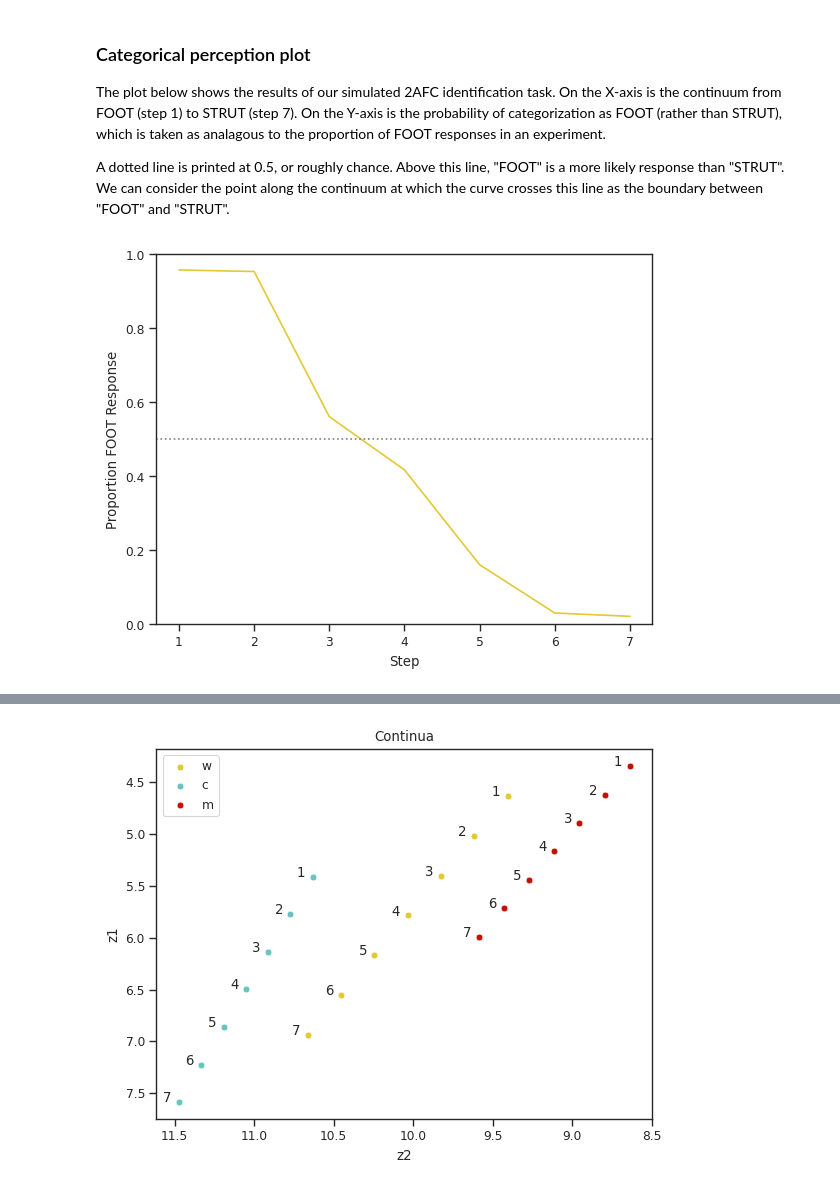
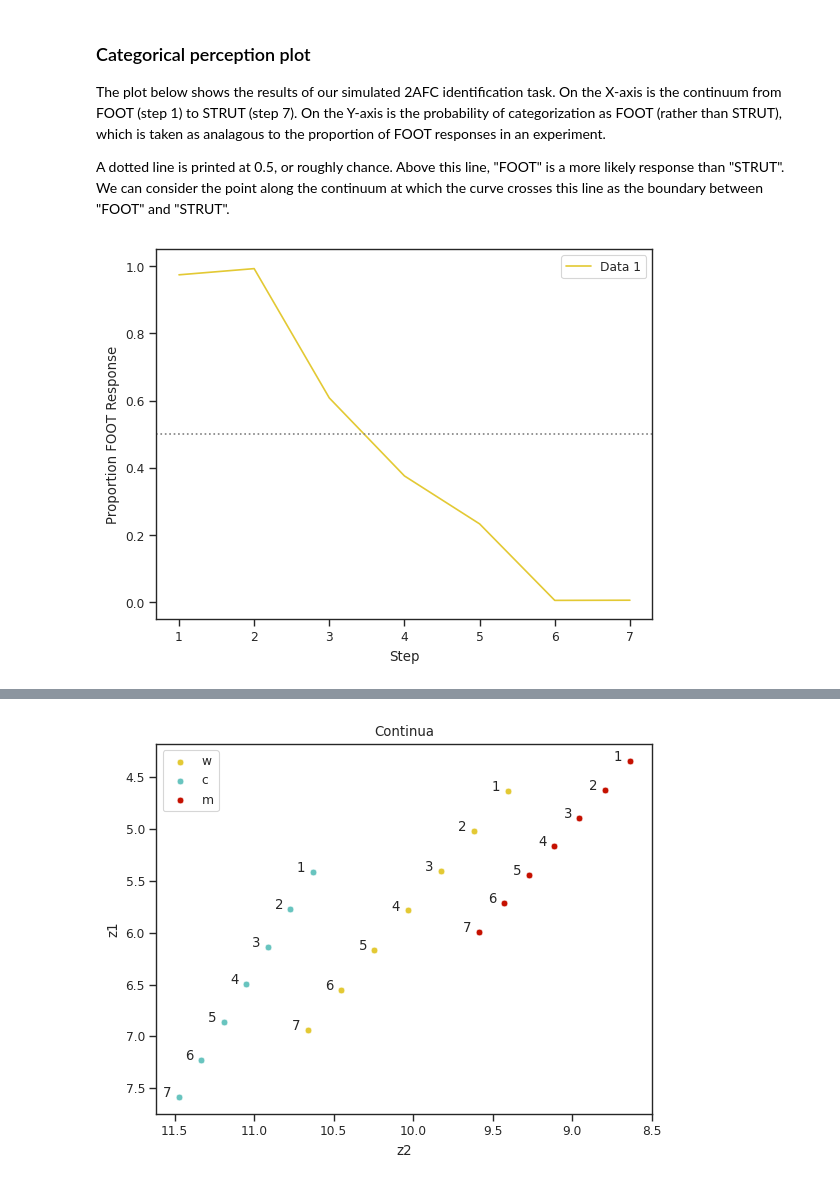
Before and after one commit to emilyremirez/ExemPy, a Jupyter notebook: ExemPy-ForcedChoice.ipynb, the cells around one changed output, grey strips where cells are left out. Cells and saved outputs as stored; diff of their text form; code cells hidden in the pictures.

```diff
--- a/ExemPy-ForcedChoice.ipynb
+++ b/ExemPy-ForcedChoice.ipynb
@@ -80,7 +80,6 @@ end = {"type" : "w", "vowel" : "STRUT"}         # Step n
 terms = {"vowel" : ["FOOT", "STRUT"]}        # Two alternatives
 steps = 7                                 # Number of steps in continuum
 
-# Create continuum
-cont = continuum(datasumm, start, end, dimslist, steps)
+cont = continuum(datasumm, start, end, dimslist, steps, stimdetails = True)
 cont
 # %% [output]
@@ -96,0 +132,13 @@ cont
+# %%
+dimsvals = {'z0' : 1,
+            'z1' : .761,
+            'z2' : .681,
+            'z3' : .407}
+dimslist = list(dimsvals.keys())
+catslist = ['type','vowel']           # man, woman, or child; lexical set notation
+cval = 25
+
+excloud = pb52.copy()
+
+
+terms = {"vowel" : ["FOOT", "STRUT"]}
@@ -97,5 +159,5 @@ cont
 # %%
-stimuli = cont
-excloud = pb52
+# forced choice off
 
-choices_cont = multicat(stimuli, excloud, catslist, dimsvals, cval, exclude_self = True, N = 1, fc = terms)
+choices_cont = multicat(cont, excloud.copy(), catslist, dimsvals, cval, exclude_self = True, N = 1)
+choices_cont
@@ -129,9 +177,9 @@ The plot below shows the results of our simulated 2AFC identification task. On t
 
 A dotted line is printed at 0.5, or roughly chance. Above this line, "FOOT" is a more likely response than "STRUT". We can consider the point along the continuum at which the curve crosses this line as the boundary between "FOOT" and "STRUT".
 # %%
-cpplot([choices_cont], "vowel", [""])
+cpplot(choices_cont, "vowel")
 # %% [output]
-[figure, old version]
+[figure, new version]
 # %% [markdown]
 ## Repeat this process with average man and child values
 
```
Also changed, not shown: parts of 12 cells of this notebook, 5 other files.
